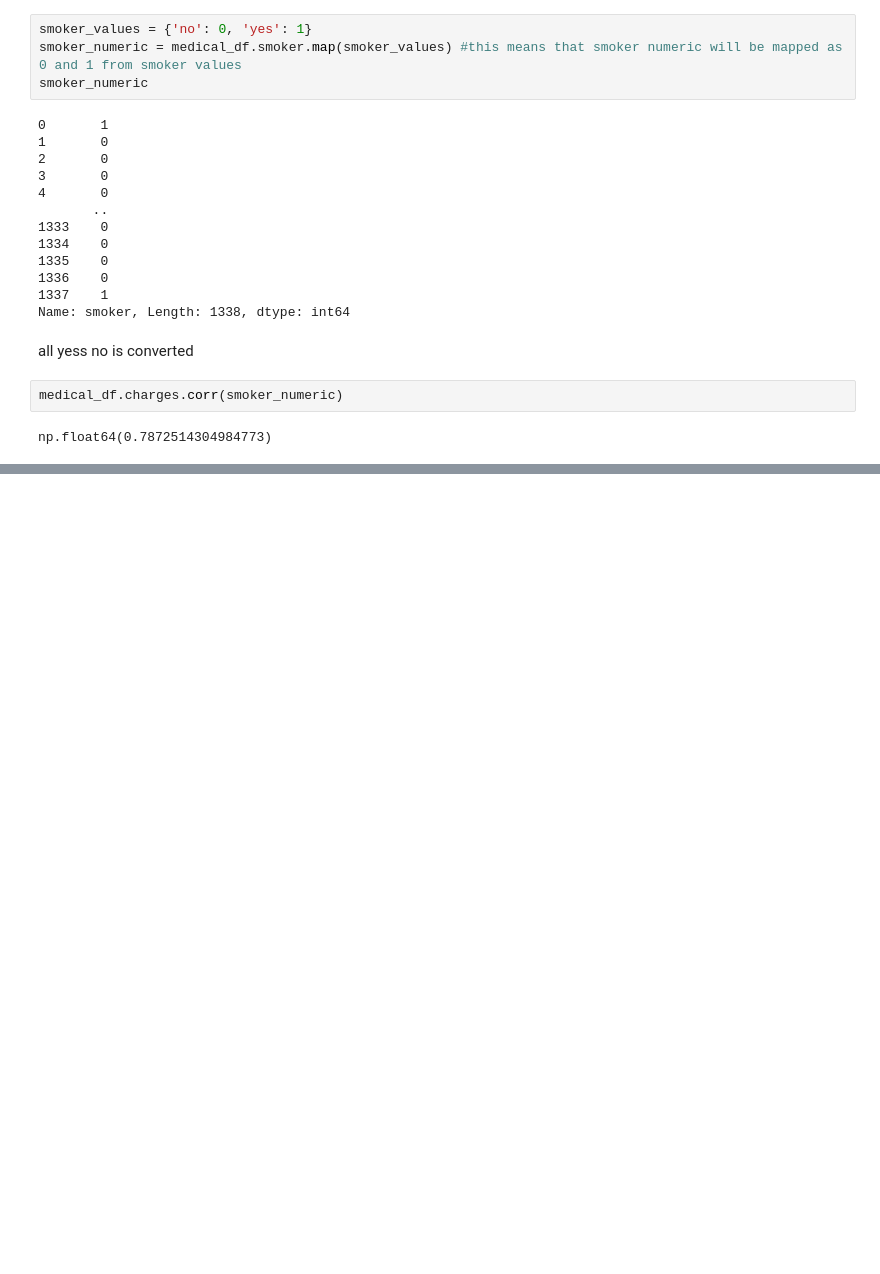
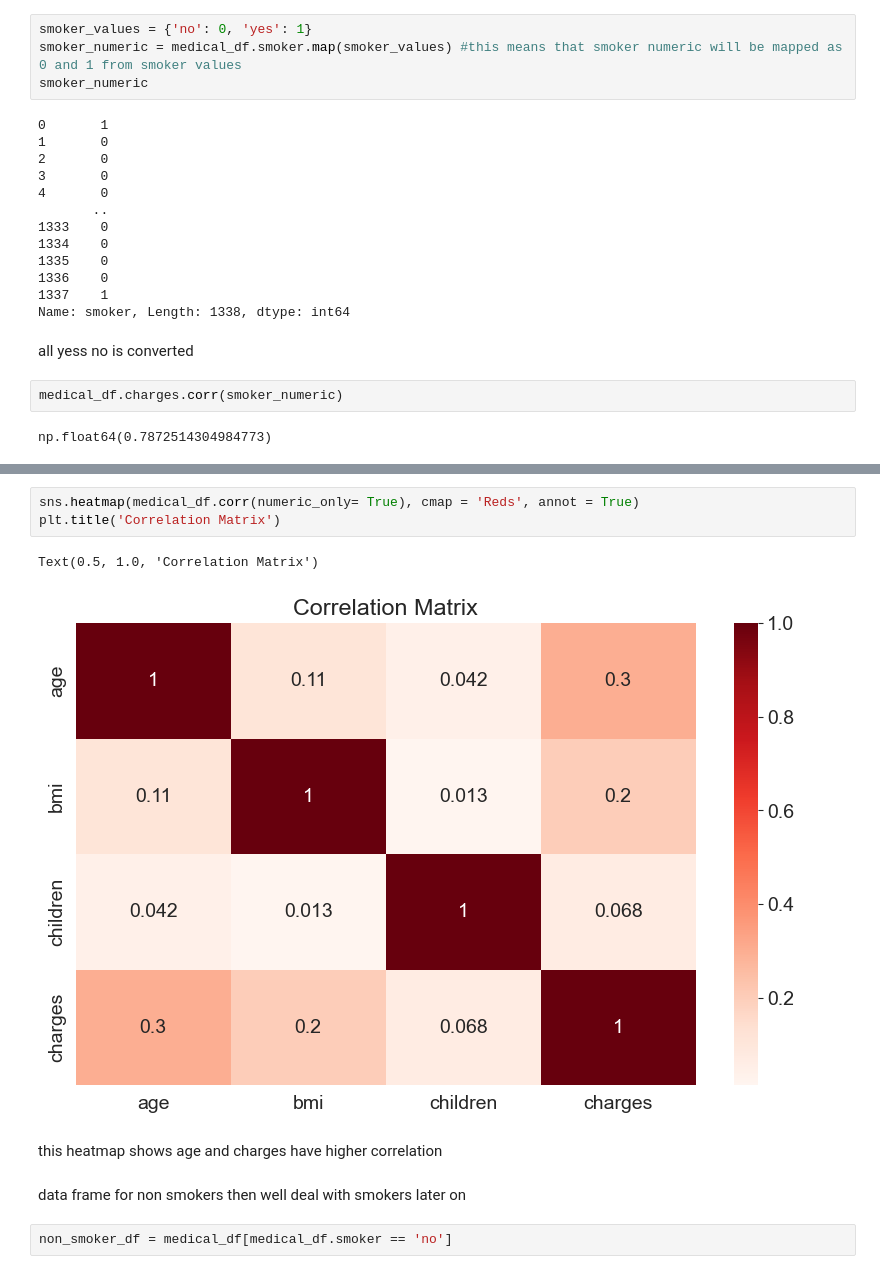
Before and after one commit to fatimazafarrizvi/Machine-Learning, a Jupyter notebook: medical.ipynb, the cells around one changed output, grey strips where cells are left out. Drawn from its saved outputs; the diff is of its cells as text; blank space fills up the shorter version.

```diff
--- a/medical.ipynb
+++ b/medical.ipynb
@@ -262,0 +288,12 @@ np.float64(0.7872514304984773)
+# %%
+sns.heatmap(medical_df.corr(numeric_only= True), cmap = 'Reds', annot = True)
+plt.title('Correlation Matrix')
+# %% [output]
+Text(0.5, 1.0, 'Correlation Matrix')
+[figure, added]
+# %% [markdown]
+this heatmap shows age and charges have higher correlation
+# %% [markdown]
+data frame for non smokers then well deal with smokers later on
+# %%
+non_smoker_df = medical_df[medical_df.smoker == 'no']
```
Also changed, not shown: parts of 31 cells of this notebook.
